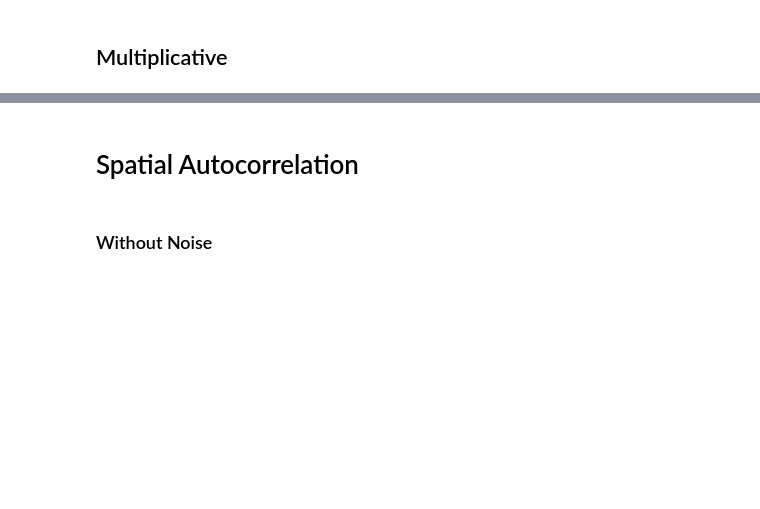
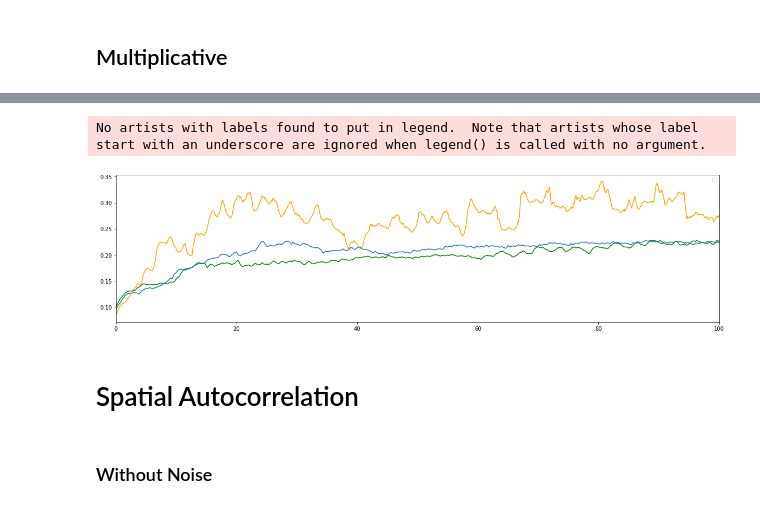
Before and after one commit to rsautter/Noisy-Complex-Ginzburg-Landau, a Jupyter notebook: Complemmentary.ipynb, the cells around one changed output, grey strips where cells are left out. Saved outputs shown, nothing was run; the diff lists cells and outputs as text; code cells hidden in the pictures; blank space fills up the shorter version.

```diff
--- a/Complemmentary.ipynb
+++ b/Complemmentary.ipynb
@@ -59,8 +49,7 @@ plt.show()
 data = np.load("data/additiveNoise/data.npy")
 times = np.load("data/additiveNoise/times.npy")
 # %%
-avgs,stds = [],[]
+avgan,stds = [],[]
 for d in data:
     avg,std = getBlobStatistics(np.real(d))
-    avgs.append(avg)
-    stds.append(std)
+    avgan.append(avg)
@@ -79,8 +59,7 @@ plt.show()
 data = np.load("data/multiplicativeNoise/data.npy")
 times = np.load("data/multiplicativeNoise/times.npy")
 # %%
-avgs,stds = [],[]
+avgmn,stds = [],[]
 for d in data:
     avg,std = getBlobStatistics(np.real(d))
-    avgs.append(avg)
-    stds.append(std)
+    avgmn.append(avg)
@@ -95,0 +68,7 @@ plt.show()
+# %%
+data = pd.DataFrame({"Without Noise":avgwn,"Additive Noise":avgan,"Multiplicative Noise":avgmn})
+mean = data.rolling(window=100).mean().dropna()
+std = data.rolling(window=100).std().dropna()
+minimum = mean-std
+maximum = mean+std
+t = (mean.index.copy()/20)-4.95
@@ -96,3 +129,21 @@ plt.show()
+# %%
+plt.figure(figsize=(20,5))
+
+
+#plt.fill_between(t, minimum["Additive Noise"],maximum["Additive Noise"],color='orange',alpha=0.5)
+plt.plot(t,mean["Additive Noise"],color='orange')
+
+#plt.fill_between(t, minimum["Multiplicative Noise"],maximum["Multiplicative Noise"],color='green',alpha=0.5)
+plt.plot(t,mean["Multiplicative Noise"],color='green')
+
+#plt.fill_between(t, minimum["Without Noise"],maximum["Without Noise"],alpha=0.5)
+plt.plot(t,mean["Without Noise"])
+plt.xlim(0,100)
+plt.legend()
+plt.show()
+# %% [output]
+No artists with labels found to put in legend.  Note that artists whose label start with an underscore are ignored when legend() is called with no argument.
+[figure, added]
 # %% [markdown]
 # Spatial Autocorrelation
 # %%
```
Also changed, not shown: parts of 8 cells of this notebook, 6 other files.
